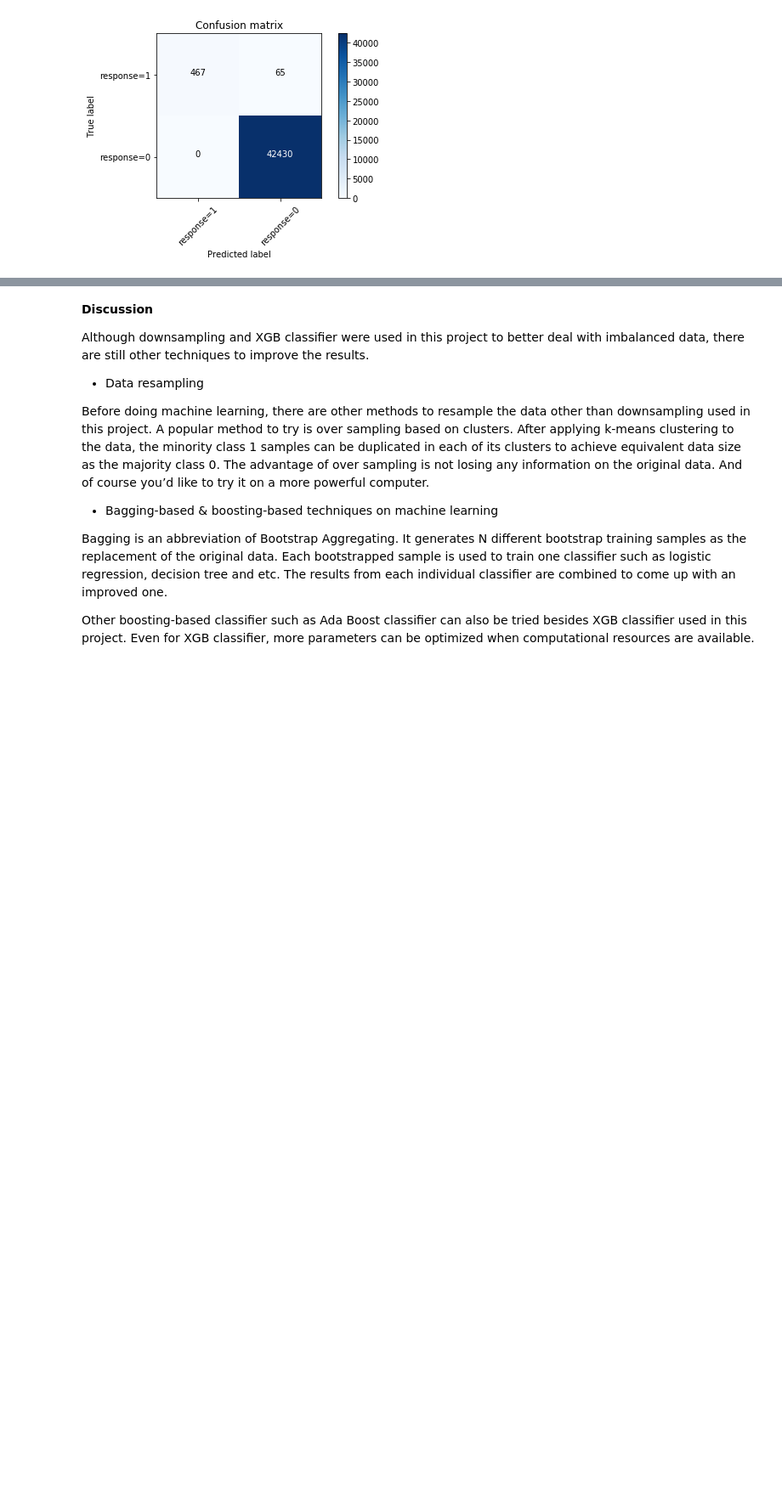
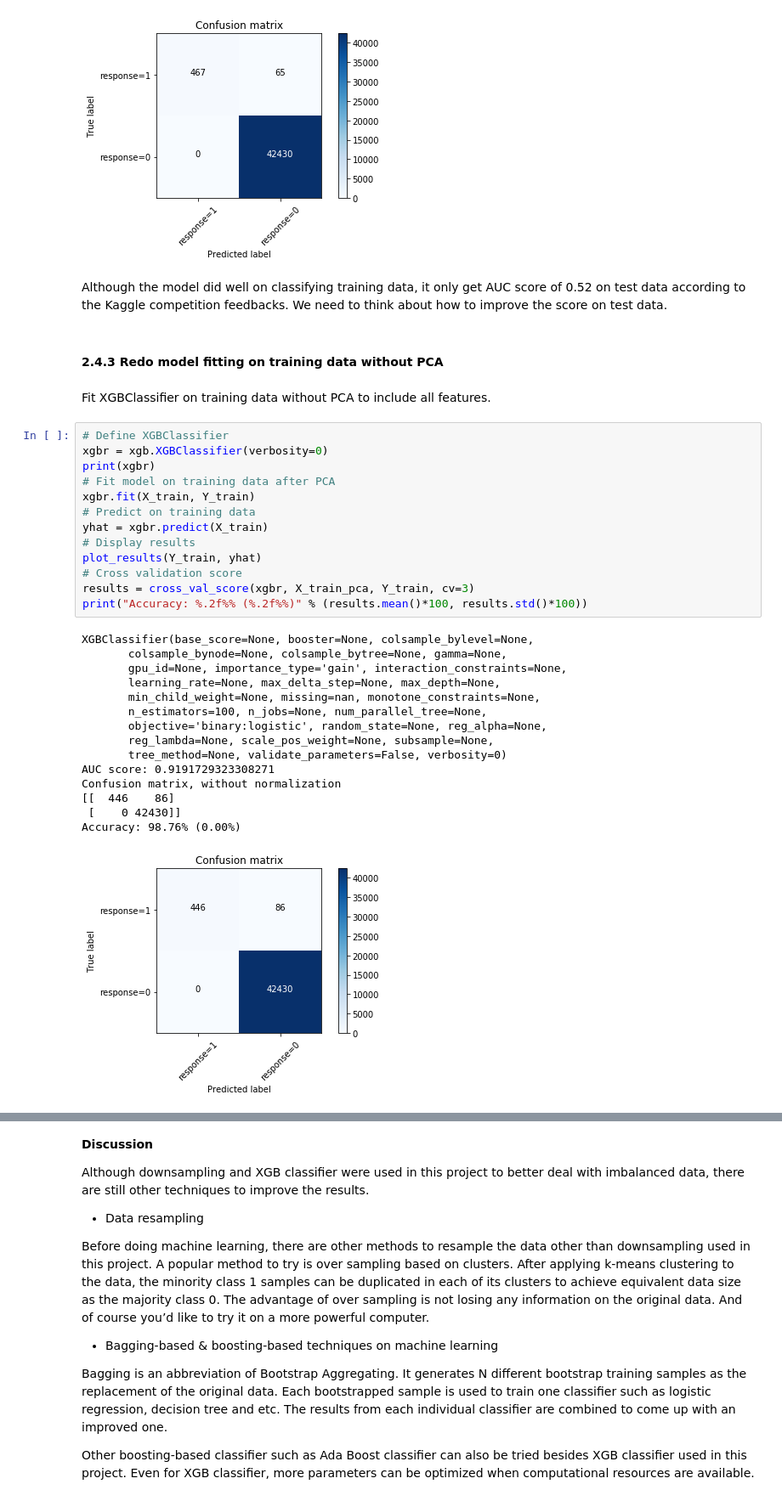
Before and after one commit to texcindy99/Arvato_Customer_Segmentation_Project, a Jupyter notebook: Arvato Project Workbook-v1.ipynb, the cells around one changed output, grey strips where cells are left out. Shown at 85% size. Drawn from its saved outputs; the diff is of its cells as text; blank space fills up the shorter version.

Commit message:
Improved on classification score

```diff
--- a/Arvato Project Workbook-v1.ipynb
+++ b/Arvato Project Workbook-v1.ipynb
@@ -1069,3 +1072,38 @@ Confusion matrix, without normalization
  [    0 42430]]
 Accuracy: 56.04% (2.17%)
 [figure]
+# %% [markdown]
+Although the model did well on classifying training data, it only get AUC score of 0.52 on test data according to the Kaggle competition feedbacks. We need to think about how to improve the score on test data.
+# %% [markdown]
+#### <a class="anchor" id="part2.4.3"> 2.4.3 Redo model fitting on training data without PCA </a>
+# %% [markdown]
+Fit XGBClassifier on training data without PCA to include all features.
+# %%
+# Define XGBClassifier
+xgbr = xgb.XGBClassifier(verbosity=0)
+print(xgbr)
+# Fit model on training data after PCA
+xgbr.fit(X_train, Y_train)
+# Predict on training data
+yhat = xgbr.predict(X_train)
+# Display results
+plot_results(Y_train, yhat)
+# Cross validation score
+results = cross_val_score(xgbr, X_train_pca, Y_train, cv=3)
+print("Accuracy: %.2f%% (%.2f%%)" % (results.mean()*100, results.std()*100))
+# %% [output]
+XGBClassifier(base_score=None, booster=None, colsample_bylevel=None,
+       colsample_bynode=None, colsample_bytree=None, gamma=None,
+       gpu_id=None, importance_type='gain', interaction_constraints=None,
+       learning_rate=None, max_delta_step=None, max_depth=None,
+       min_child_weight=None, missing=nan, monotone_constraints=None,
+       n_estimators=100, n_jobs=None, num_parallel_tree=None,
+       objective='binary:logistic', random_state=None, reg_alpha=None,
+       reg_lambda=None, scale_pos_weight=None, subsample=None,
+       tree_method=None, validate_parameters=False, verbosity=0)
+AUC score: 0.9191729323308271
+Confusion matrix, without normalization
+[[  446    86]
+ [    0 42430]]
+Accuracy: 98.76% (0.00%)
+[figure, added]
```
Also changed, not shown: parts of 14 cells of this notebook, 1 other file.
